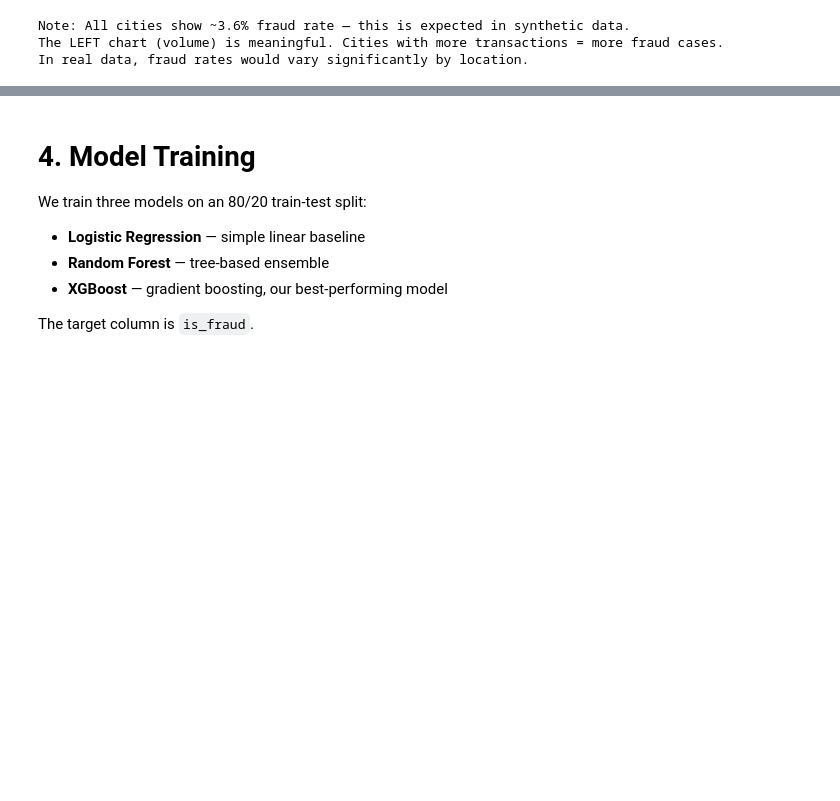
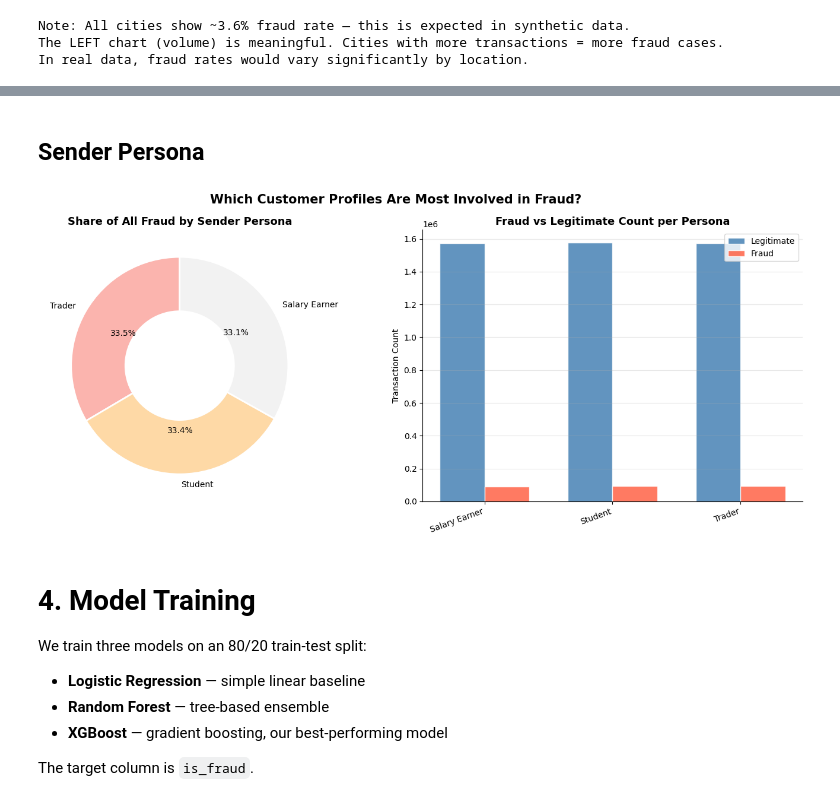
Before and after one commit to Dalin-2000/fraud-detector, a Jupyter notebook: notebooks/Fraud_Detection.ipynb, the cells around one changed output, grey strips where cells are left out. Saved outputs shown, nothing was run; the diff lists cells and outputs as text; code cells hidden in the pictures; blank space fills up the shorter version.

```diff
--- a/notebooks/Fraud_Detection.ipynb
+++ b/notebooks/Fraud_Detection.ipynb
@@ -769,3 +870,49 @@ In real data, fraud rates would vary significantly by location.
+# %% [markdown]
+## Sender Persona
+# %%
+# Donut chart — fraud distribution by sender persona
+persona_fraud = df[df['is_fraud']].groupby('sender_persona').size().sort_values(ascending=False)
+colors = plt.cm.Pastel1(np.linspace(0, 1, len(persona_fraud)))
+
+fig, axes = plt.subplots(1, 2, figsize=(14, 6))
+
+# Left: donut — share of fraud per persona
+wedges, texts, autotexts = axes[0].pie(
+    persona_fraud.values,
+    labels=persona_fraud.index.astype(str),
+    autopct='%1.1f%%',
+    colors=colors,
+    startangle=90,
+    wedgeprops=dict(width=0.5, edgecolor='white', linewidth=2),
+    textprops=dict(fontsize=10)
+)
+axes[0].set_title('Share of All Fraud by Sender Persona', fontsize=13, fontweight='bold')
+
+# Right: grouped bar — fraud vs legit count per persona
+persona_all   = df.groupby('sender_persona').size()
+persona_legit = df[~df['is_fraud']].groupby('sender_persona').size()
+
+x     = np.arange(len(persona_all))
+width = 0.35
+axes[1].bar(x - width/2, persona_legit.values, width, label='Legitimate',
+            color='steelblue', alpha=0.85, edgecolor='white')
+axes[1].bar(x + width/2, persona_fraud.reindex(persona_all.index).values,
+            width, label='Fraud', color='tomato', alpha=0.85, edgecolor='white')
+axes[1].set_xticks(x)
+axes[1].set_xticklabels(persona_all.index.astype(str), rotation=20, ha='right')
+axes[1].set_title('Fraud vs Legitimate Count per Persona', fontsize=13, fontweight='bold')
+axes[1].set_ylabel('Transaction Count')
+axes[1].legend()
+axes[1].grid(axis='y', alpha=0.3)
+axes[1].spines['top'].set_visible(False)
+axes[1].spines['right'].set_visible(False)
+
+plt.suptitle('Which Customer Profiles Are Most Involved in Fraud?',
+             fontsize=15, fontweight='bold')
+plt.tight_layout()
+plt.show()
+# %% [output]
+[figure, added]
 # %% [markdown]
 # 4. Model Training
 
```
Also changed, not shown: parts of 12 cells of this notebook.
